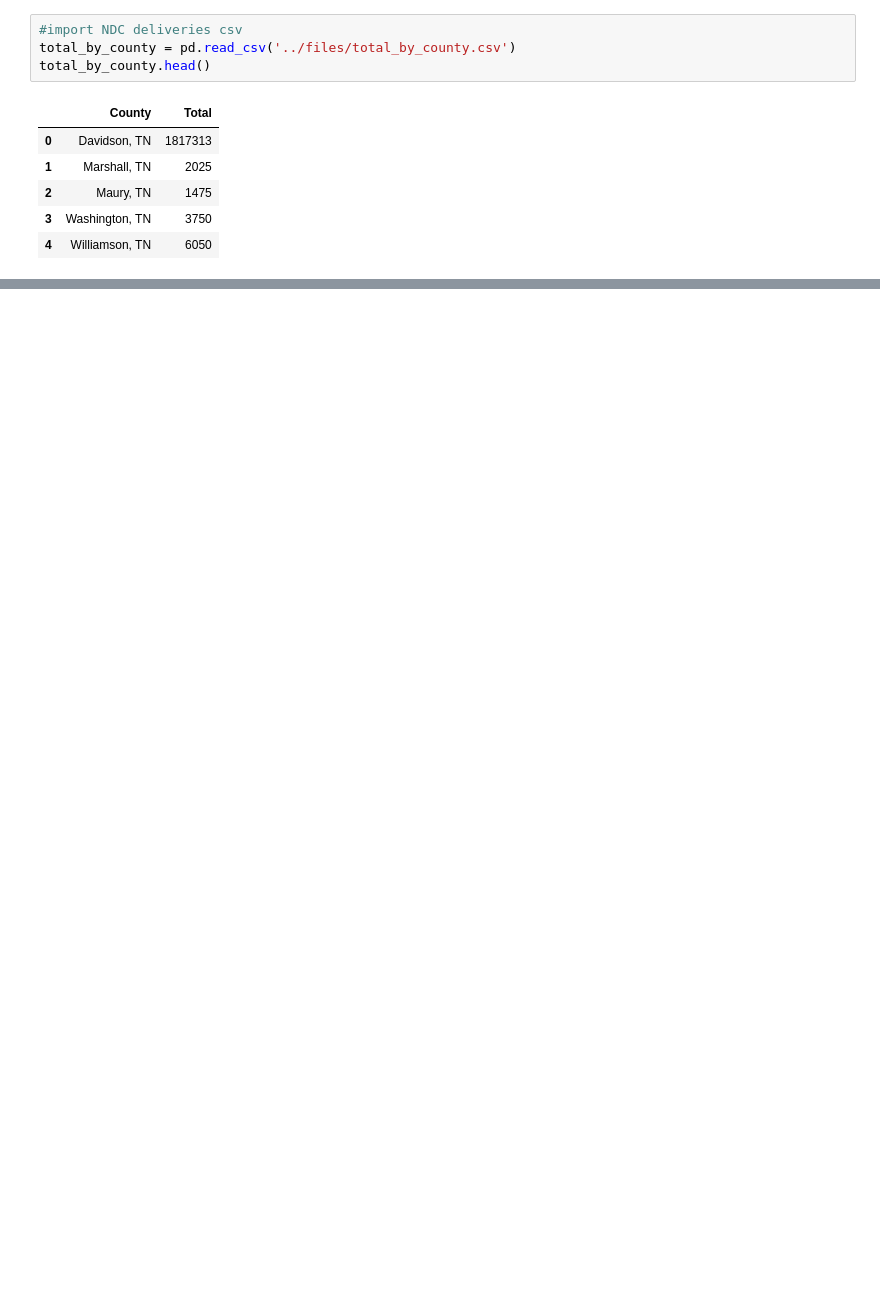
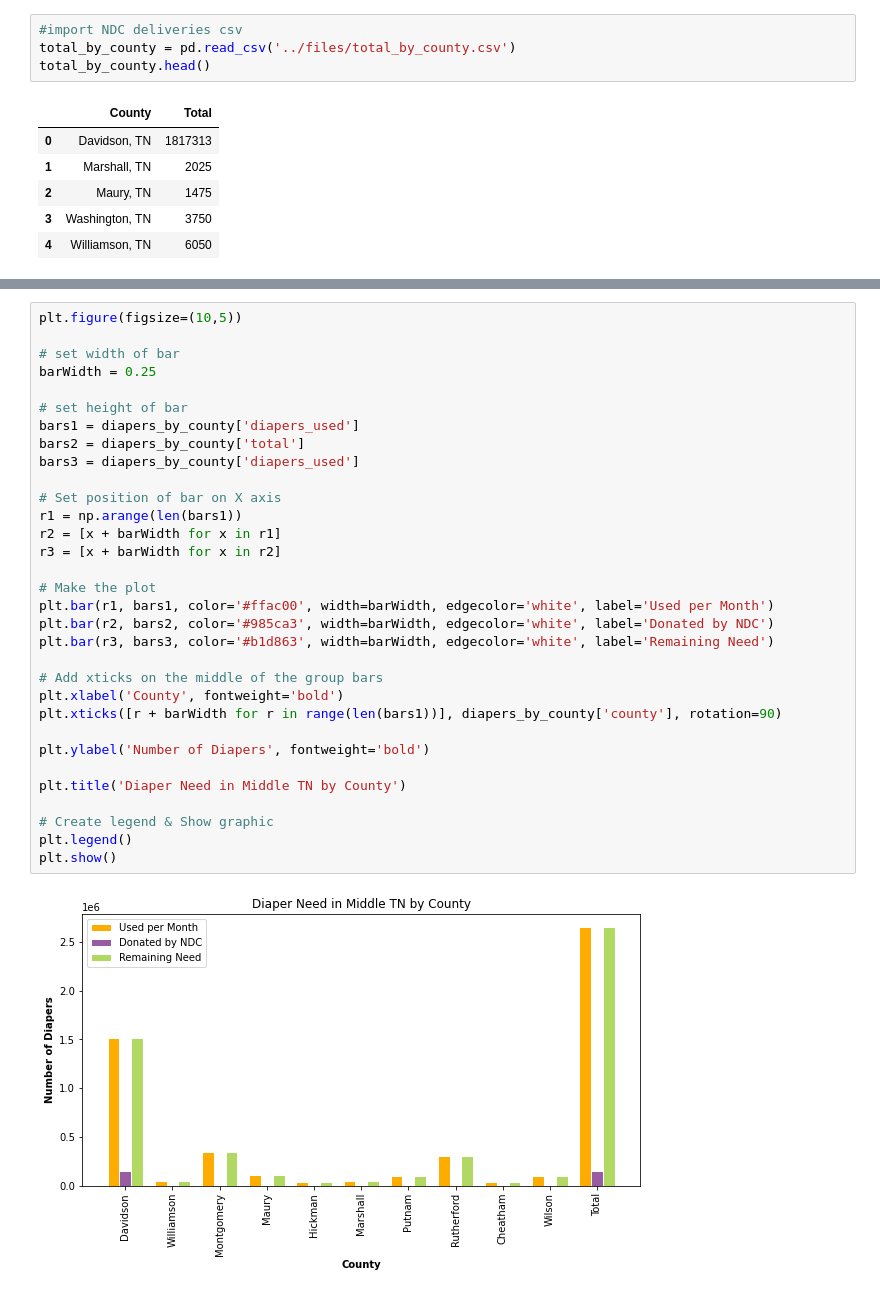
Before and after one commit to paulballenger/nashville_diaper_connection, a Jupyter notebook: notebooks/diapers_by_county.ipynb, the cells around one changed output, grey strips where cells are left out. Drawn from its saved outputs; the diff is of its cells as text; blank space fills up the shorter version.

```diff
--- a/notebooks/diapers_by_county.ipynb
+++ b/notebooks/diapers_by_county.ipynb
@@ -90,0 +260,34 @@ diapers_by_county
+# %%
+plt.figure(figsize=(10,5))
+
+# set width of bar
+barWidth = 0.25
+
+# set height of bar
+bars1 = diapers_by_county['diapers_used']
+bars2 = diapers_by_county['total']
+bars3 = diapers_by_county['diapers_used']
+
+# Set position of bar on X axis
+r1 = np.arange(len(bars1))
+r2 = [x + barWidth for x in r1]
+r3 = [x + barWidth for x in r2]
+
+# Make the plot
+plt.bar(r1, bars1, color='#ffac00', width=barWidth, edgecolor='white', label='Used per Month')
+plt.bar(r2, bars2, color='#985ca3', width=barWidth, edgecolor='white', label='Donated by NDC')
+plt.bar(r3, bars3, color='#b1d863', width=barWidth, edgecolor='white', label='Remaining Need')
+
+# Add xticks on the middle of the group bars
+plt.xlabel('County', fontweight='bold')
+plt.xticks([r + barWidth for r in range(len(bars1))], diapers_by_county['county'], rotation=90)
+
+plt.ylabel('Number of Diapers', fontweight='bold')
+
+plt.title('Diaper Need in Middle TN by County')
+
+# Create legend & Show graphic
+plt.legend()
+plt.show()
+# %% [output]
+[figure, added]
```
Also changed, not shown: parts of 12 cells of this notebook, 4 other files.
